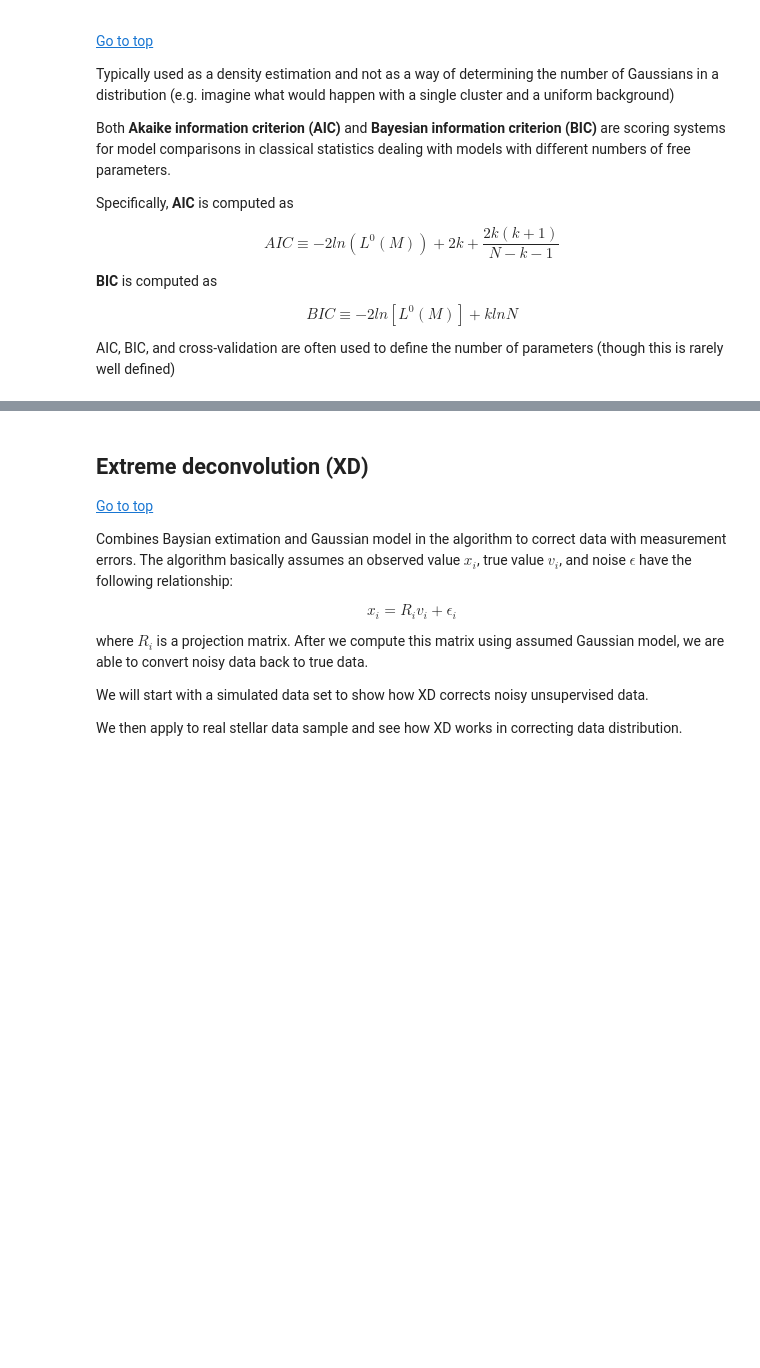
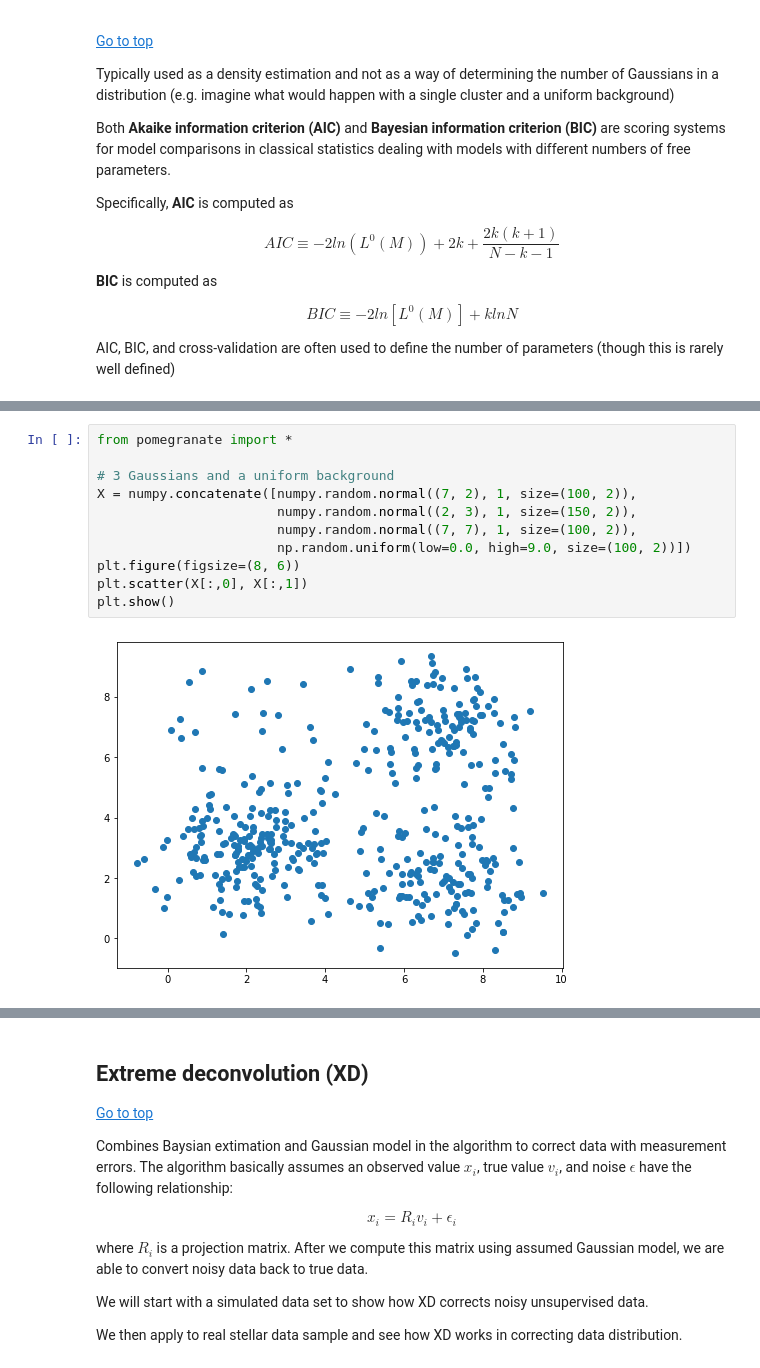
Before and after one commit to uw-astro/astr-598a-spr24, a Jupyter notebook: lectures/Lecture7-density-estimation.ipynb, the cells around one changed output, grey strips where cells are left out. Saved outputs shown, nothing was run; the diff lists cells and outputs as text; blank space fills up the shorter version.

Commit message:
add pomegranate

```diff
--- a/lectures/Lecture7-density-estimation.ipynb
+++ b/lectures/Lecture7-density-estimation.ipynb
@@ -298,0 +390,13 @@ ax.set_ylabel('sin(i)')
+# %%
+from pomegranate import *
+
+# 3 Gaussians and a uniform background
+X = numpy.concatenate([numpy.random.normal((7, 2), 1, size=(100, 2)),
+                       numpy.random.normal((2, 3), 1, size=(150, 2)),
+                       numpy.random.normal((7, 7), 1, size=(100, 2)),
+                       np.random.uniform(low=0.0, high=9.0, size=(100, 2))])
+plt.figure(figsize=(8, 6))
+plt.scatter(X[:,0], X[:,1])
+plt.show()
+# %% [output]
+[figure, added]
```
Also changed, not shown: parts of 19 cells of this notebook.
